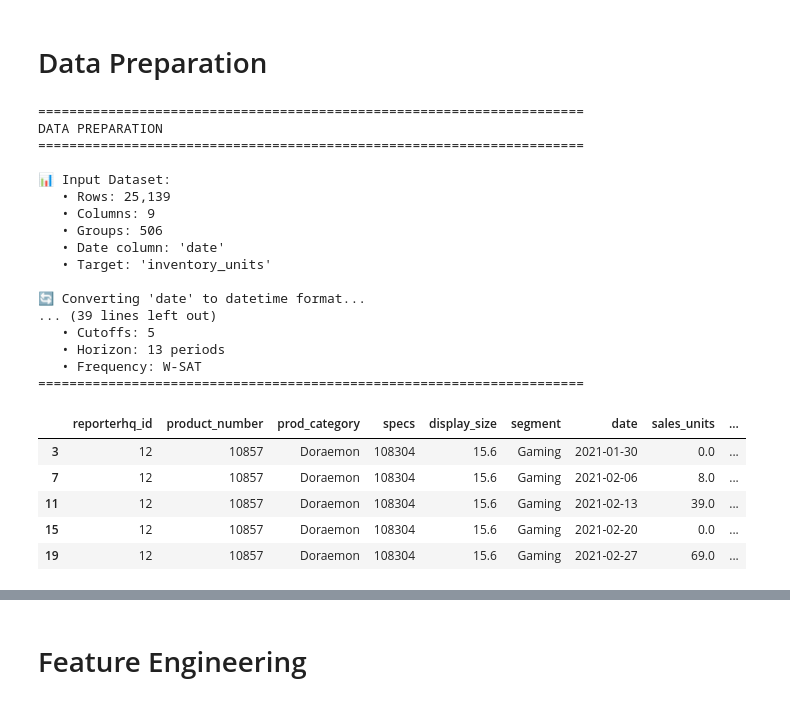
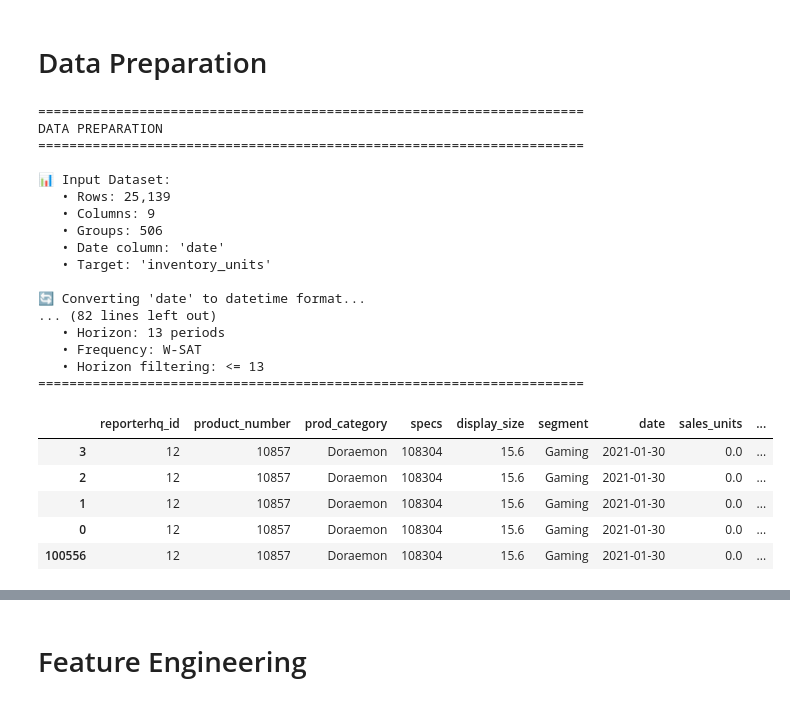
Before and after one commit to ipveka/Forecaster, a Jupyter notebook: notebooks/runner.ipynb, the cells around one changed output, grey strips where cells are left out. Drawn from its saved outputs; the diff is of its cells as text; code cells hidden in the pictures.

```diff
--- a/notebooks/runner.ipynb
+++ b/notebooks/runner.ipynb
@@ -161,37 +161,37 @@ df_data_prepared = data_preparation.run_data_preparation(
     df=df_input,
     group_cols=['reporterhq_id', 'product_number'],
     date_col='date',
     target='inventory_units',
     horizon=13,
-    complete_dataframe=False,
+    complete_dataframe=True,
     smoothing=False,
     dp_window_size=13,
     n_cutoffs=5
 )
 
 # Show
 df_data_prepared.head()
 # %% [output]
 ======================================================================
 DATA PREPARATION
 ======================================================================
 
 📊 Input Dataset:
    • Rows: 25,139
    • Columns: 9
    • Groups: 506
    • Date column: 'date'
    • Target: 'inventory_units'
 
 🔄 Converting 'date' to datetime format...
-... (39 lines left out)
-   • Cutoffs: 5
+... (82 lines left out)
    • Horizon: 13 periods
    • Frequency: W-SAT
+   • Horizon filtering: <= 13
 ======================================================================
 |  | reporterhq_id | product_number | prod_category | specs | display_size | segment | date | sales_units | ... |
 | 3 | 12 | 10857 | Doraemon | 108304 | 15.6 | Gaming | 2021-01-30 | 0.0 | ... |
-| 7 | 12 | 10857 | Doraemon | 108304 | 15.6 | Gaming | 2021-02-06 | 8.0 | ... |
-| 11 | 12 | 10857 | Doraemon | 108304 | 15.6 | Gaming | 2021-02-13 | 39.0 | ... |
-| 15 | 12 | 10857 | Doraemon | 108304 | 15.6 | Gaming | 2021-02-20 | 0.0 | ... |
-| 19 | 12 | 10857 | Doraemon | 108304 | 15.6 | Gaming | 2021-02-27 | 69.0 | ... |
+| 2 | 12 | 10857 | Doraemon | 108304 | 15.6 | Gaming | 2021-01-30 | 0.0 | ... |
+| 1 | 12 | 10857 | Doraemon | 108304 | 15.6 | Gaming | 2021-01-30 | 0.0 | ... |
+| 0 | 12 | 10857 | Doraemon | 108304 | 15.6 | Gaming | 2021-01-30 | 0.0 | ... |
+| 100556 | 12 | 10857 | Doraemon | 108304 | 15.6 | Gaming | 2021-01-30 | 0.0 | ... |
```
Also changed, not shown: parts of 11 cells of this notebook, 3 other files.
